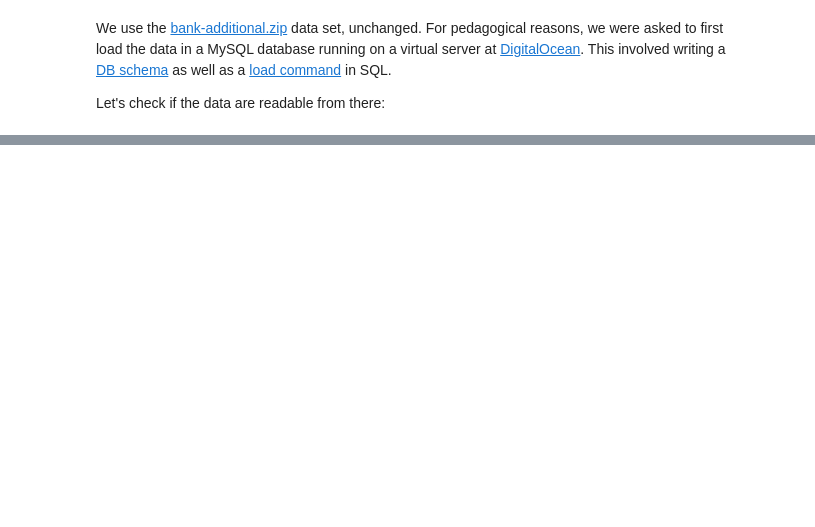
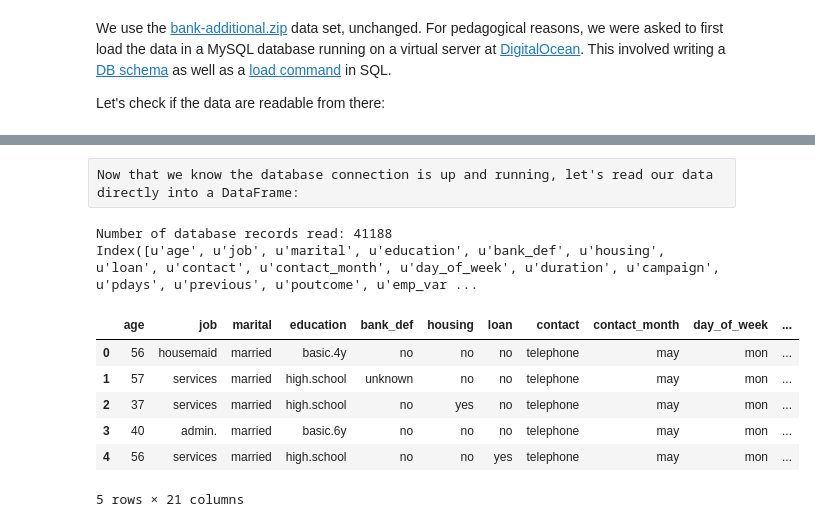
Before and after one commit to fdurant/mcnulty_banking, a Jupyter notebook: project_mcnulty_banking.ipynb, the cells around one changed output, grey strips where cells are left out. Drawn from its saved outputs; the diff is of its cells as text; code cells hidden in the pictures; blank space fills up the shorter version.

```diff
--- a/project_mcnulty_banking.ipynb
+++ b/project_mcnulty_banking.ipynb
@@ -63,0 +64,24 @@ db.close()
+# %% [raw]
+Now that we know the database connection is up and running, let's read our data directly into a DataFrame:
+# %%
+import pandas.io.sql as psql
+db = pymysql.connect(host=credentials.host,
+                     user=credentials.user,
+                     passwd=credentials.password,
+                     db='bank')
+query = "SELECT * FROM bank_full;"
+bankDF = psql.read_sql(query, con=db)
+db.close()
+print "Number of database records read: %d" % len(bankDF)
+print bankDF.columns
+bankDF.head()
+# %% [output]
+Number of database records read: 41188
+Index([u'age', u'job', u'marital', u'education', u'bank_def', u'housing', u'loan', u'contact', u'contact_month', u'day_of_week', u'duration', u'campaign', u'pdays', u'previous', u'poutcome', u'emp_var ...
+|  | age | job | marital | education | bank_def | housing | loan | contact | contact_month | day_of_week | ... |
+| 0 | 56 | housemaid | married | basic.4y | no | no | no | telephone | may | mon | ... |
+| 1 | 57 | services | married | high.school | unknown | no | no | telephone | may | mon | ... |
+| 2 | 37 | services | married | high.school | no | yes | no | telephone | may | mon | ... |
+| 3 | 40 | admin. | married | basic.6y | no | no | no | telephone | may | mon | ... |
+| 4 | 56 | services | married | high.school | no | no | yes | telephone | may | mon | ... |
+5 rows × 21 columns
```
Also changed, not shown: parts of 6 cells of this notebook.
